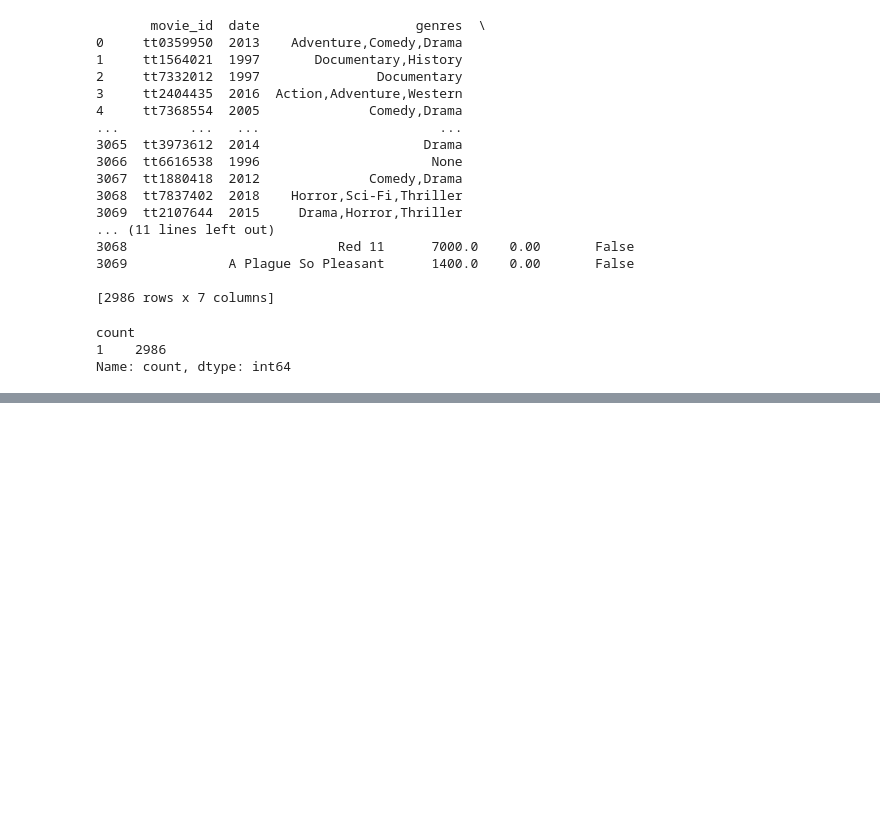
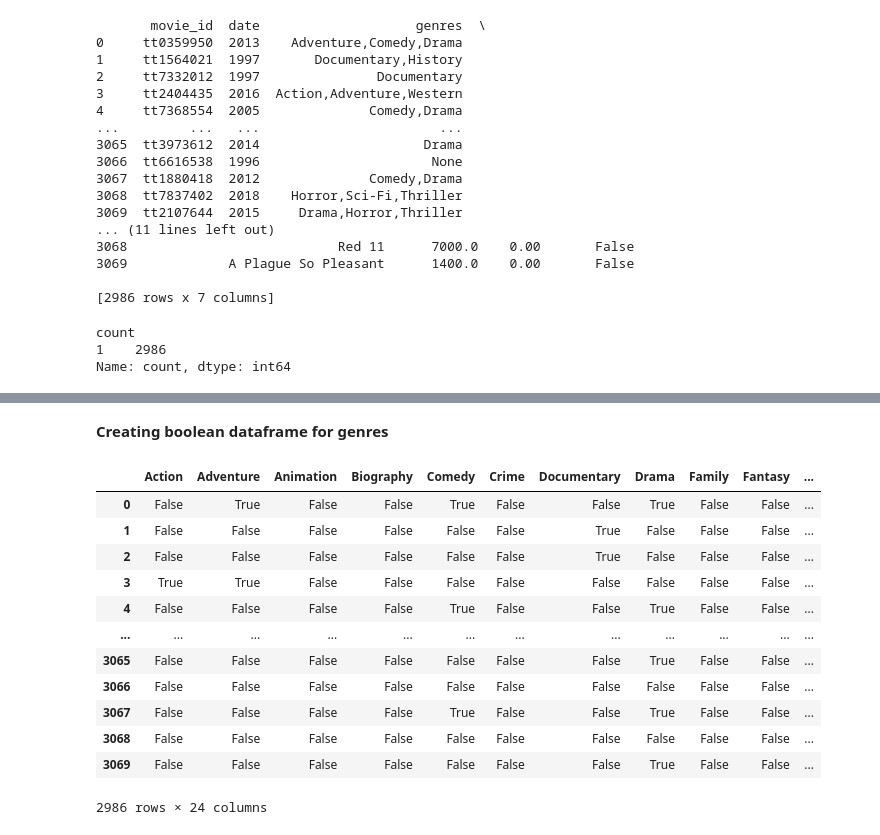
Before and after one commit to WKalawi/DTS-Phase-1-Project, a Jupyter notebook: PhaseOneProject.ipynb, the cells around one changed output, grey strips where cells are left out. Drawn from its saved outputs; the diff is of its cells as text; code cells hidden in the pictures; blank space fills up the shorter version.

```diff
--- a/PhaseOneProject.ipynb
+++ b/PhaseOneProject.ipynb
@@ -538,0 +569,23 @@ Name: count, dtype: int64
+# %% [markdown]
+**Creating boolean dataframe for genres**
+# %%
+genredf['genres'] = genredf['genres'].map(lambda x: 'None' if pd.isnull(x) else x)
+
+# Creating a boolean DataFrame for genres
+boolean_df = genredf['genres'].str.get_dummies(',').astype(bool)
+
+boolean_df
+# %% [output]
+|  | Action | Adventure | Animation | Biography | Comedy | Crime | Documentary | Drama | Family | Fantasy | ... |
+| 0 | False | True | False | False | True | False | False | True | False | False | ... |
+| 1 | False | False | False | False | False | False | True | False | False | False | ... |
+| 2 | False | False | False | False | False | False | True | False | False | False | ... |
+| 3 | True | True | False | False | False | False | False | False | False | False | ... |
+| 4 | False | False | False | False | True | False | False | True | False | False | ... |
+| ... | ... | ... | ... | ... | ... | ... | ... | ... | ... | ... | ... |
+| 3065 | False | False | False | False | False | False | False | True | False | False | ... |
+| 3066 | False | False | False | False | False | False | False | False | False | False | ... |
+| 3067 | False | False | False | False | True | False | False | True | False | False | ... |
+| 3068 | False | False | False | False | False | False | False | False | False | False | ... |
+| 3069 | False | False | False | False | False | False | False | True | False | False | ... |
+2986 rows × 24 columns
```
Also changed, not shown: parts of 6 cells of this notebook.
